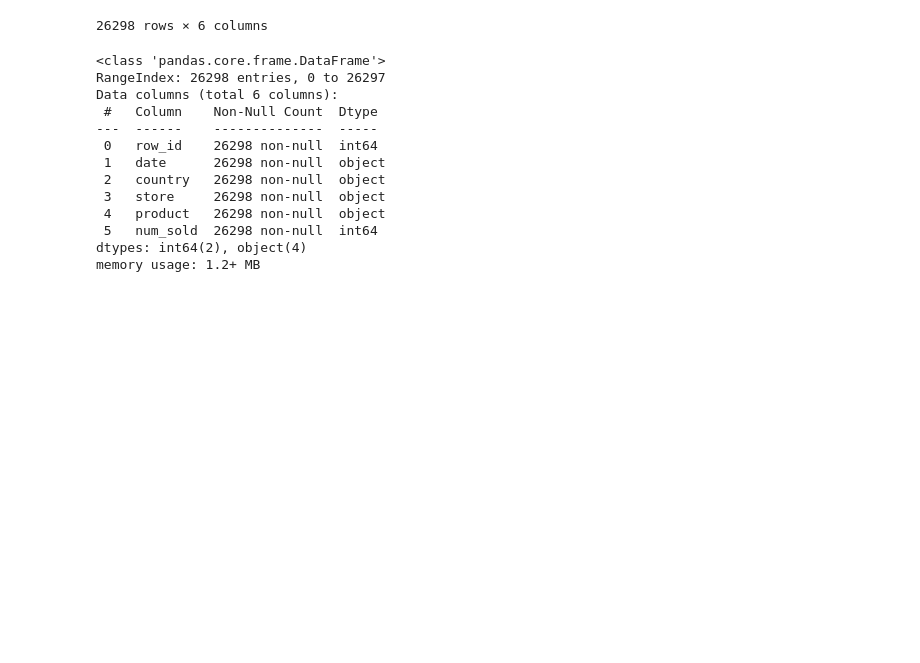
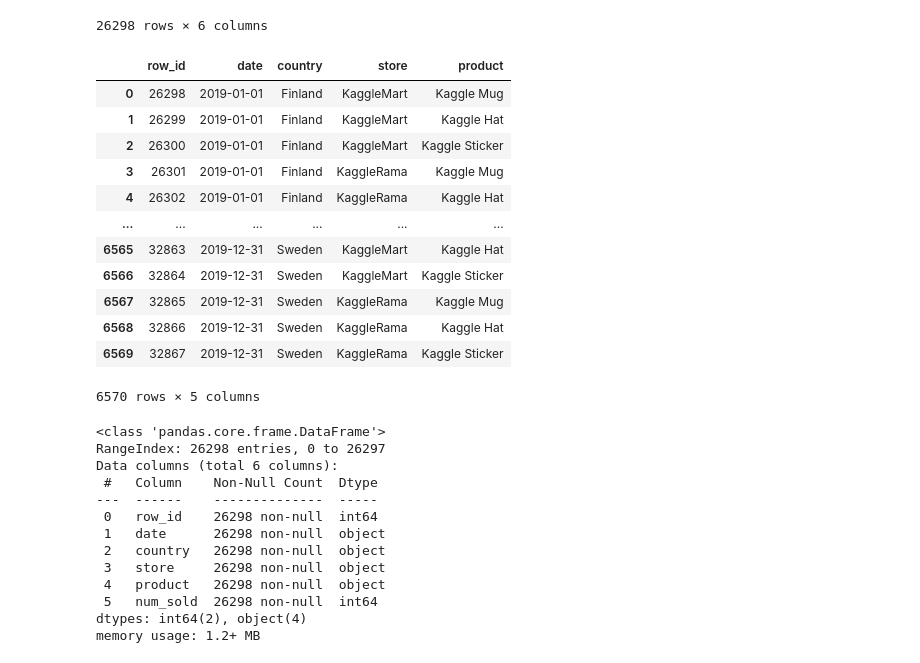
Before and after one commit to vs-sat-dev/Tabular-Compete, a Jupyter notebook: Без названия.ipynb, the cells around one changed output. Saved outputs shown, nothing was run; the diff lists cells and outputs as text; code cells hidden in the pictures; blank space fills up the shorter version.

```diff
--- a/Без названия.ipynb
+++ b/Без названия.ipynb
@@ -17,6 +17,23 @@ df_train
 | 26296 | 26296 | 2018-12-31 | Sweden | KaggleRama | Kaggle Hat | 1441 |
 | 26297 | 26297 | 2018-12-31 | Sweden | KaggleRama | Kaggle Sticker | 388 |
 26298 rows × 6 columns
+# %%
+df_test = pd.read_csv('test.csv')
+df_test
+# %% [output]
+|  | row_id | date | country | store | product |
+| 0 | 26298 | 2019-01-01 | Finland | KaggleMart | Kaggle Mug |
+| 1 | 26299 | 2019-01-01 | Finland | KaggleMart | Kaggle Hat |
+| 2 | 26300 | 2019-01-01 | Finland | KaggleMart | Kaggle Sticker |
+| 3 | 26301 | 2019-01-01 | Finland | KaggleRama | Kaggle Mug |
+| 4 | 26302 | 2019-01-01 | Finland | KaggleRama | Kaggle Hat |
+| ... | ... | ... | ... | ... | ... |
+| 6565 | 32863 | 2019-12-31 | Sweden | KaggleMart | Kaggle Hat |
+| 6566 | 32864 | 2019-12-31 | Sweden | KaggleMart | Kaggle Sticker |
+| 6567 | 32865 | 2019-12-31 | Sweden | KaggleRama | Kaggle Mug |
+| 6568 | 32866 | 2019-12-31 | Sweden | KaggleRama | Kaggle Hat |
+| 6569 | 32867 | 2019-12-31 | Sweden | KaggleRama | Kaggle Sticker |
+6570 rows × 5 columns
 # %%
 df_train.info()
 # %% [output]
```
Also changed, not shown: parts of 12 cells of this notebook, 1 other file.
